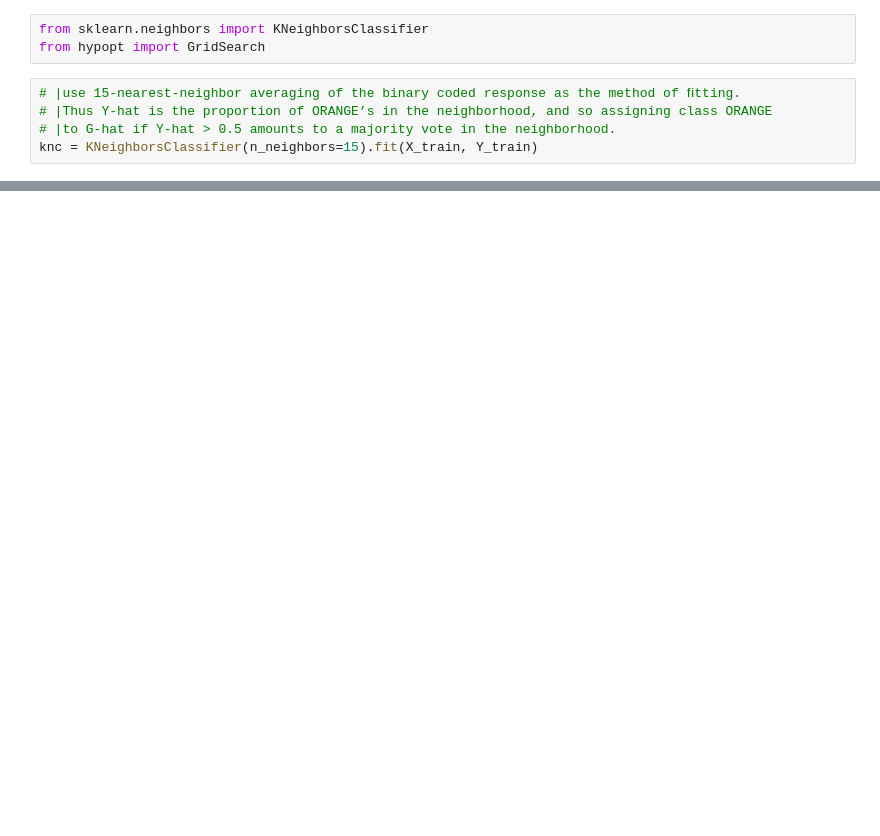
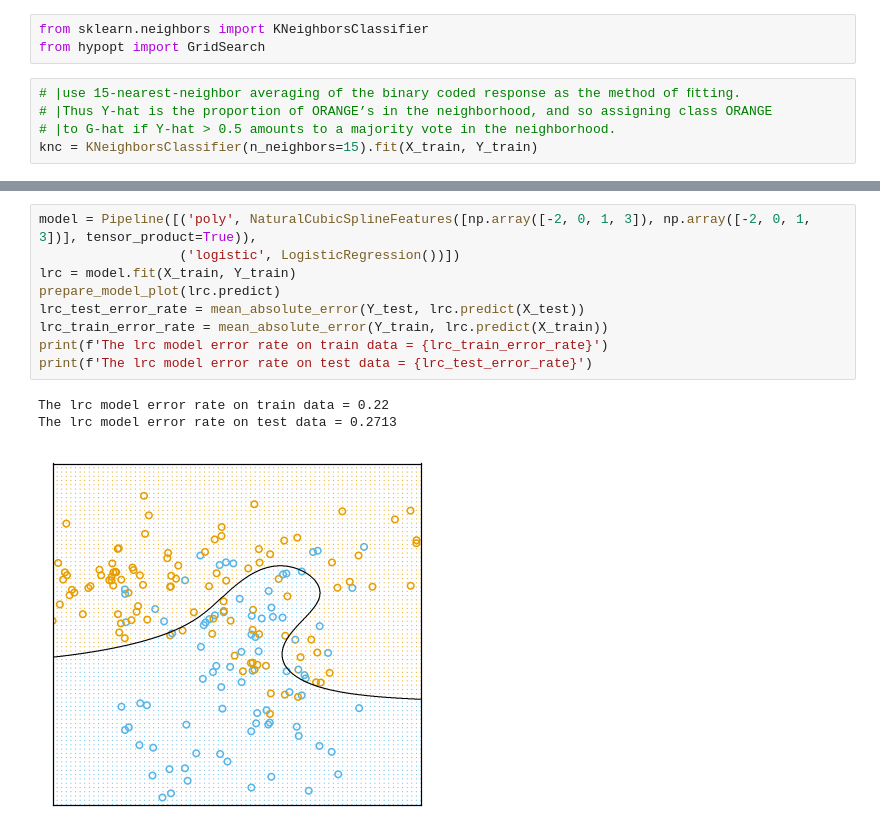
Before and after one commit to empathy87/The-Elements-of-Statistical-Learning-Python-Notebooks, a Jupyter notebook: examples/Mixture.ipynb, the cells around one changed output, grey strips where cells are left out. Cells and saved outputs as stored; diff of their text form; blank space fills up the shorter version.

```diff
--- a/examples/Mixture.ipynb
+++ b/examples/Mixture.ipynb
@@ -178,0 +203,13 @@ gs.param_scores
+# %%
+model = Pipeline([('poly', NaturalCubicSplineFeatures([np.array([-2, 0, 1, 3]), np.array([-2, 0, 1, 3])], tensor_product=True)),
+                  ('logistic', LogisticRegression())])
+lrc = model.fit(X_train, Y_train)
+prepare_model_plot(lrc.predict)
+lrc_test_error_rate = mean_absolute_error(Y_test, lrc.predict(X_test))
+lrc_train_error_rate = mean_absolute_error(Y_train, lrc.predict(X_train))
+print(f'The lrc model error rate on train data = {lrc_train_error_rate}')
+print(f'The lrc model error rate on test data = {lrc_test_error_rate}')
+# %% [output]
+The lrc model error rate on train data = 0.22
+The lrc model error rate on test data = 0.2713
+[figure, added]
```
Also changed, not shown: parts of 11 cells of this notebook.
